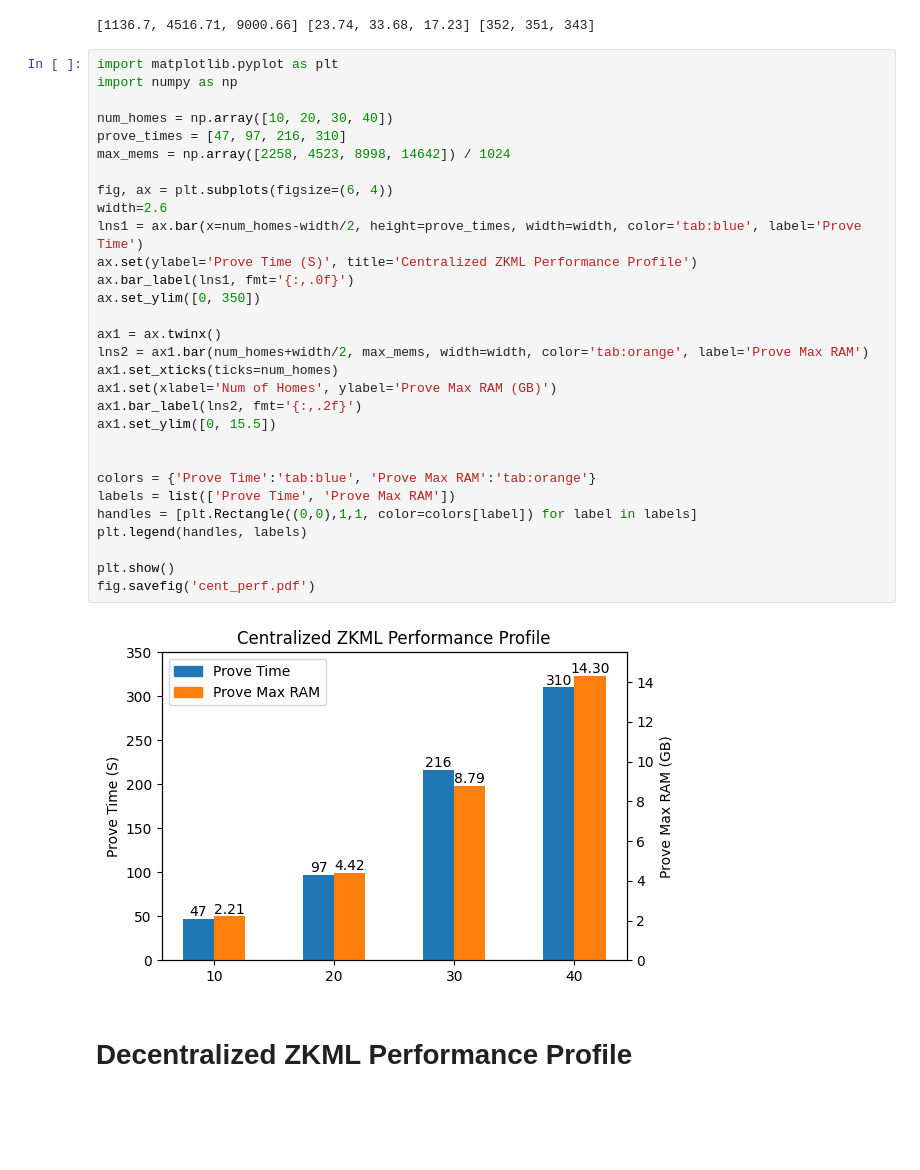
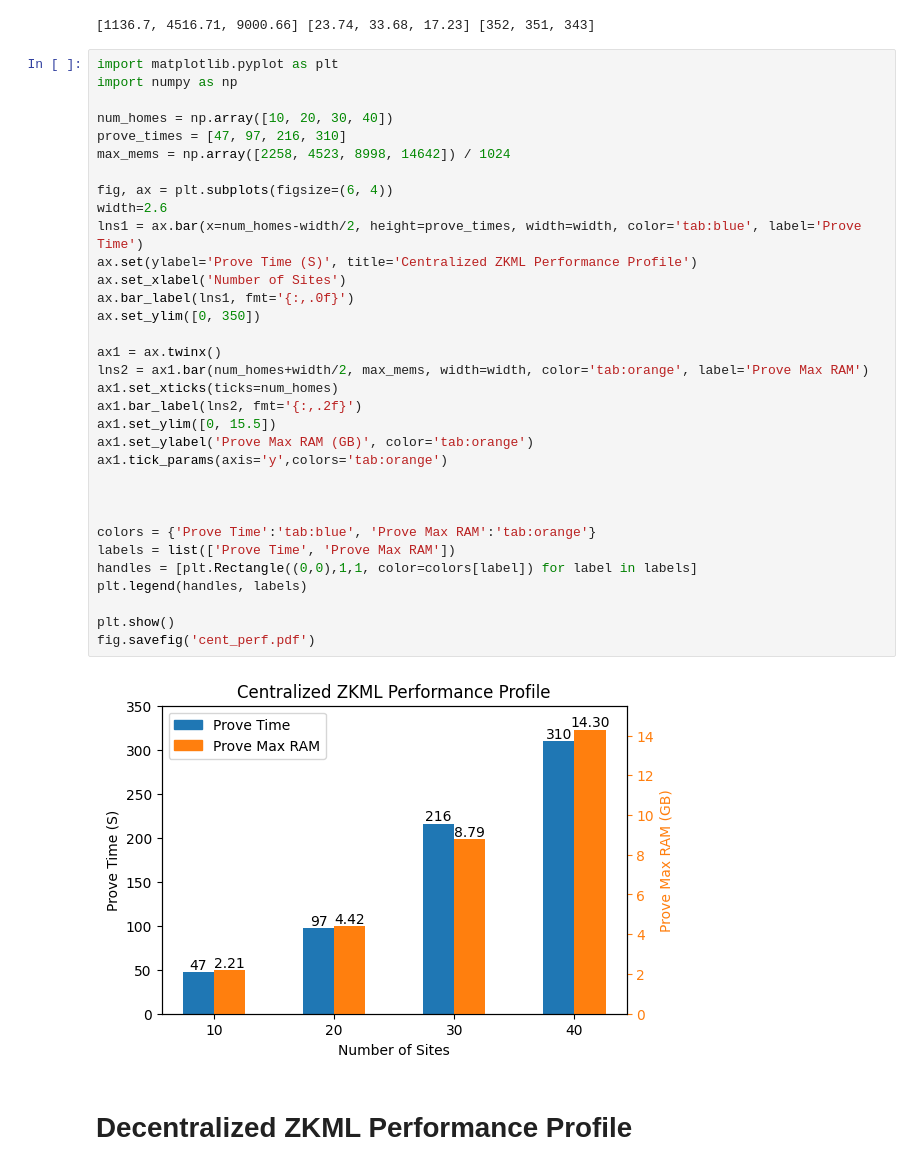
Before and after one commit to CaixiangFan/zkpet, a Jupyter notebook: src/plot.ipynb, the cells around one changed output. Cells and saved outputs as stored; diff of their text form; blank space fills up the shorter version.

```diff
--- a/src/plot.ipynb
+++ b/src/plot.ipynb
@@ -323,35 +322,38 @@ print(prove_max_ram, prove_time, percent_cpu)
 # %%
 import matplotlib.pyplot as plt
 import numpy as np
 
 num_homes = np.array([10, 20, 30, 40])
 prove_times = [47, 97, 216, 310]
 max_mems = np.array([2258, 4523, 8998, 14642]) / 1024
 
 fig, ax = plt.subplots(figsize=(6, 4))
 width=2.6
 lns1 = ax.bar(x=num_homes-width/2, height=prove_times, width=width, color='tab:blue', label='Prove Time')
 ax.set(ylabel='Prove Time (S)', title='Centralized ZKML Performance Profile')
+ax.set_xlabel('Number of Sites')
 ax.bar_label(lns1, fmt='{:,.0f}')
 ax.set_ylim([0, 350])
 
 ax1 = ax.twinx()
 lns2 = ax1.bar(num_homes+width/2, max_mems, width=width, color='tab:orange', label='Prove Max RAM')
 ax1.set_xticks(ticks=num_homes)
-ax1.set(xlabel='Num of Homes', ylabel='Prove Max RAM (GB)')
 ax1.bar_label(lns2, fmt='{:,.2f}')
 ax1.set_ylim([0, 15.5])
+ax1.set_ylabel('Prove Max RAM (GB)', color='tab:orange')
+ax1.tick_params(axis='y',colors='tab:orange')
+
 
 
 colors = {'Prove Time':'tab:blue', 'Prove Max RAM':'tab:orange'}
 labels = list(['Prove Time', 'Prove Max RAM'])
 handles = [plt.Rectangle((0,0),1,1, color=colors[label]) for label in labels]
 plt.legend(handles, labels)
 
 plt.show()
 fig.savefig('cent_perf.pdf')
 # %% [output]
-[figure, old version]
+[figure, new version]
 # %% [markdown]
 # Decentralized ZKML Performance Profile
 # %%
```
Also changed, not shown: parts of 14 cells of this notebook, 12 other files.
